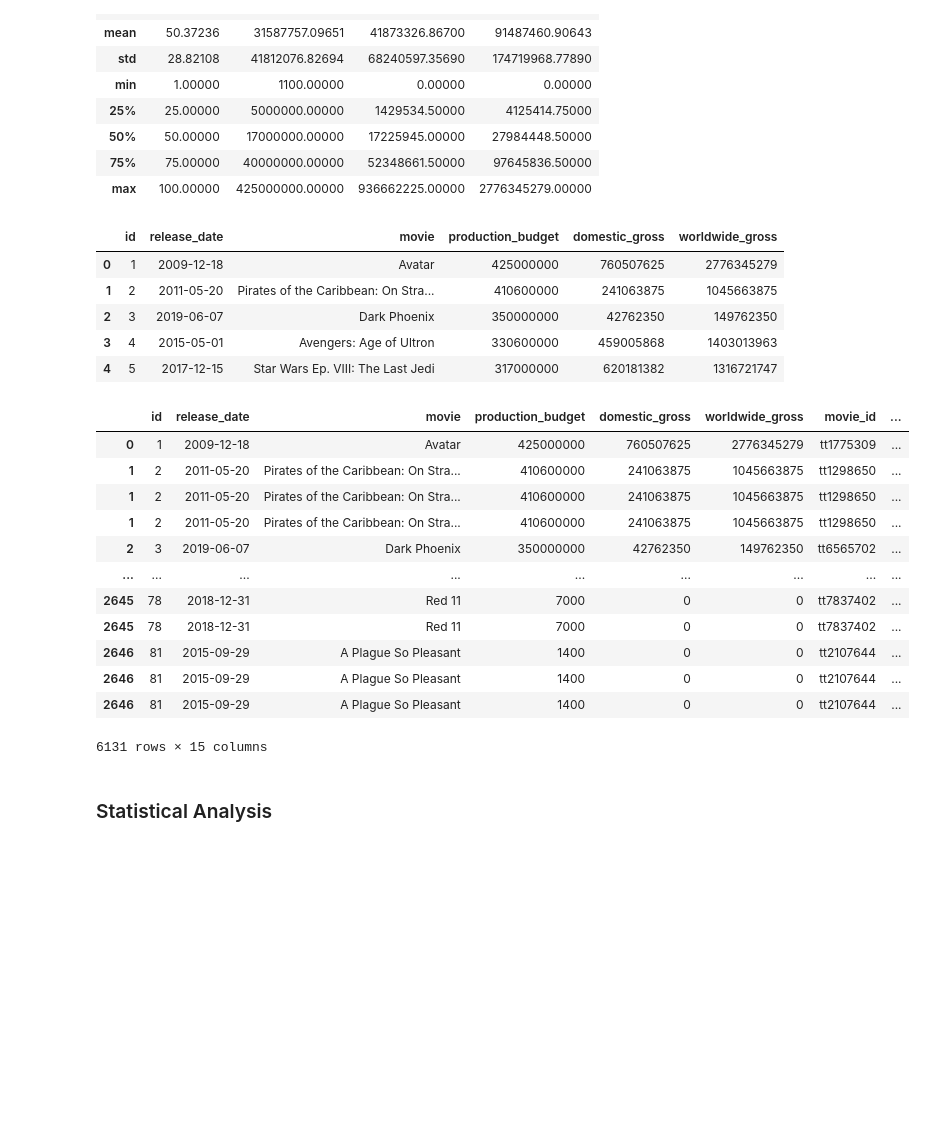
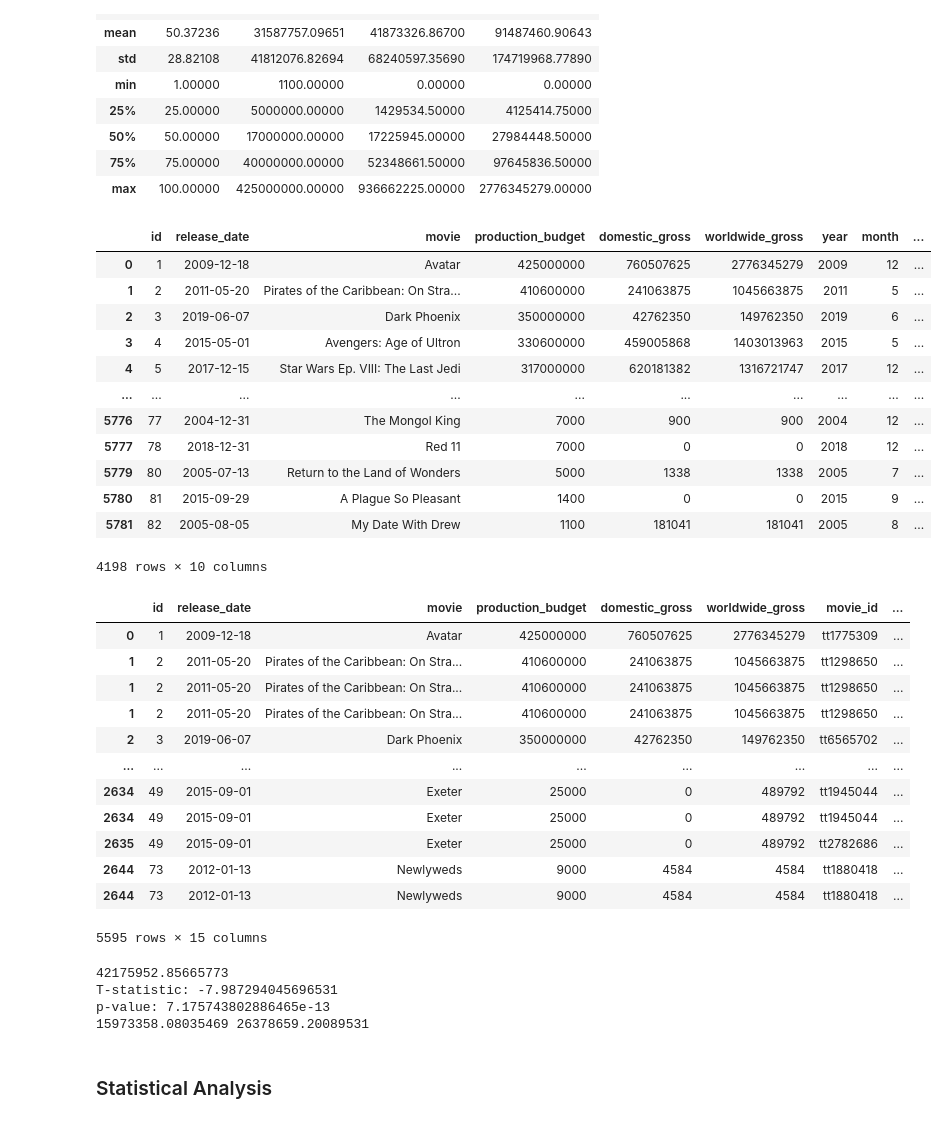
Before and after one commit to hacampbell1/teamaustin, a Jupyter notebook: computer_vision.ipynb, the cells around one changed output. Saved outputs shown, nothing was run; the diff lists cells and outputs as text; code cells hidden in the pictures; blank space fills up the shorter version.

Commit message:
Creating statistical test for top genre

```diff
--- a/computer_vision.ipynb
+++ b/computer_vision.ipynb
@@ -227,14 +232,21 @@ memory usage: 271.2+ KB
 | 75% | 75.00000 | 40000000.00000 | 52348661.50000 | 97645836.50000 |
 | max | 100.00000 | 425000000.00000 | 936662225.00000 | 2776345279.00000 |
 # %%
-tn_df.head()
+tn_df
 # %% [output]
-|  | id | release_date | movie | production_budget | domestic_gross | worldwide_gross |
-| 0 | 1 | 2009-12-18 | Avatar | 425000000 | 760507625 | 2776345279 |
-| 1 | 2 | 2011-05-20 | Pirates of the Caribbean: On Stra... | 410600000 | 241063875 | 1045663875 |
-| 2 | 3 | 2019-06-07 | Dark Phoenix | 350000000 | 42762350 | 149762350 |
-| 3 | 4 | 2015-05-01 | Avengers: Age of Ultron | 330600000 | 459005868 | 1403013963 |
-| 4 | 5 | 2017-12-15 | Star Wars Ep. VIII: The Last Jedi | 317000000 | 620181382 | 1316721747 |
+|  | id | release_date | movie | production_budget | domestic_gross | worldwide_gross | year | month | ... |
+| 0 | 1 | 2009-12-18 | Avatar | 425000000 | 760507625 | 2776345279 | 2009 | 12 | ... |
+| 1 | 2 | 2011-05-20 | Pirates of the Caribbean: On Stra... | 410600000 | 241063875 | 1045663875 | 2011 | 5 | ... |
+| 2 | 3 | 2019-06-07 | Dark Phoenix | 350000000 | 42762350 | 149762350 | 2019 | 6 | ... |
+| 3 | 4 | 2015-05-01 | Avengers: Age of Ultron | 330600000 | 459005868 | 1403013963 | 2015 | 5 | ... |
+| 4 | 5 | 2017-12-15 | Star Wars Ep. VIII: The Last Jedi | 317000000 | 620181382 | 1316721747 | 2017 | 12 | ... |
+| ... | ... | ... | ... | ... | ... | ... | ... | ... | ... |
+| 5776 | 77 | 2004-12-31 | The Mongol King | 7000 | 900 | 900 | 2004 | 12 | ... |
+| 5777 | 78 | 2018-12-31 | Red 11 | 7000 | 0 | 0 | 2018 | 12 | ... |
+| 5779 | 80 | 2005-07-13 | Return to the Land of Wonders | 5000 | 1338 | 1338 | 2005 | 7 | ... |
+| 5780 | 81 | 2015-09-29 | A Plague So Pleasant | 1400 | 0 | 0 | 2015 | 9 | ... |
+| 5781 | 82 | 2005-08-05 | My Date With Drew | 1100 | 181041 | 181041 | 2005 | 8 | ... |
+4198 rows × 10 columns
 # %%
 """ Combining SQL data to money data """
 cleaning_query = """
@@ -247,13 +259,17 @@ cleaning_query = """
 
 cleaned_sqldata2 = pd.read_sql(cleaning_query, conn)
 genres_and_budget = pd.merge(tn_df, cleaned_sqldata2, left_on='movie', right_on='primary_title')
+#genres_and_budget
+genres_and_budget =genres_and_budget[genres_and_budget['worldwide_gross'] != 0]
+genres_and_budget['genres'] = genres_and_budget['genres'].astype(str)
 genres_and_budget
-genres_and_budget['genres'] = genres_and_budget['genres'].astype(str)
-
 # Splitting the genres
 genres_and_budget["genres"] = genres_and_budget["genres"].str.split(",")
 genres_and_budget = genres_and_budget.apply(pd.Series.explode)
 genres_and_budget
+#grouped_genre_budget = grouped_genre_budget.sort_values(by='production_budget', ascending = False)
+#grouped_genre_budget.reset_index(inplace = True)
+#grouped_genre_budget.info()
 # %% [output]
 |  | id | release_date | movie | production_budget | domestic_gross | worldwide_gross | movie_id | ... |
 | 0 | 1 | 2009-12-18 | Avatar | 425000000 | 760507625 | 2776345279 | tt1775309 | ... |
@@ -262,9 +278,9 @@ genres_and_budget
 | 1 | 2 | 2011-05-20 | Pirates of the Caribbean: On Stra... | 410600000 | 241063875 | 1045663875 | tt1298650 | ... |
 | 2 | 3 | 2019-06-07 | Dark Phoenix | 350000000 | 42762350 | 149762350 | tt6565702 | ... |
 | ... | ... | ... | ... | ... | ... | ... | ... | ... |
-| 2645 | 78 | 2018-12-31 | Red 11 | 7000 | 0 | 0 | tt7837402 | ... |
-| 2645 | 78 | 2018-12-31 | Red 11 | 7000 | 0 | 0 | tt7837402 | ... |
-| 2646 | 81 | 2015-09-29 | A Plague So Pleasant | 1400 | 0 | 0 | tt2107644 | ... |
-| 2646 | 81 | 2015-09-29 | A Plague So Pleasant | 1400 | 0 | 0 | tt2107644 | ... |
-| 2646 | 81 | 2015-09-29 | A Plague So Pleasant | 1400 | 0 | 0 | tt2107644 | ... |
+| 2634 | 49 | 2015-09-01 | Exeter | 25000 | 0 | 489792 | tt1945044 | ... |
+| 2634 | 49 | 2015-09-01 | Exeter | 25000 | 0 | 489792 | tt1945044 | ... |
+| 2635 | 49 | 2015-09-01 | Exeter | 25000 | 0 | 489792 | tt2782686 | ... |
+| 2644 | 73 | 2012-01-13 | Newlyweds | 9000 | 4584 | 4584 | tt1880418 | ... |
+| 2644 | 73 | 2012-01-13 | Newlyweds | 9000 | 4584 | 4584 | tt1880418 | ... |
-6131 rows × 15 columns
+5595 rows × 15 columns
@@ -274,3 +287,34 @@ genres_and_budget
+# %%
+""" Creating statistical tests """
+# Ho: The top genre (documentary) has a production budget greater than or equal to 43 million (mean production budget)
+# Ha: The top genre (documentary) has a production budget less than 43 million
+# First need to group data by genre
+grouped_genre_budget = (genres_and_budget.groupby(['genres']).mean())
+grouped_genre_budget = grouped_genre_budget[['production_budget']]
+
+sample_mean = genres_and_budget['production_budget'].mean()
+documentary_budgets = genres_and_budget[genres_and_budget["genres"] == 'Documentary']["production_budget"]
+t_statistic, p_value = stats.ttest_1samp(documentary_budgets, sample_mean)
+
+print(sample_mean)
+#alpha = 0.05  # Significance level
+
+print("T-statistic:", t_statistic)
+print("p-value:", p_value)
+# Reject the Null Hypothesis
+# So there is evidence the budget will be less than 43 million average
+
+mean_doc_budget = genres_and_budget[genres_and_budget["genres"] == 'Documentary']['production_budget'].mean()
+standard_error = stats.sem(documentary_budgets)
+margin_err = standard_error * stats.t.ppf((1+.95)/2, len(documentary_budgets)-1)
+lower_bound = mean_doc_budget - margin_err
+upper_bound = mean_doc_budget + margin_err
+print(lower_bound, upper_bound)
+# %% [output]
+42175952.85665773
+T-statistic: -7.987294045696531
+p-value: 7.175743802886465e-13
+15973358.08035469 26378659.20089531
 # %% [markdown]
 ### Statistical Analysis
 # %% [markdown]
```
Also changed, not shown: parts of 5 cells of this notebook.
